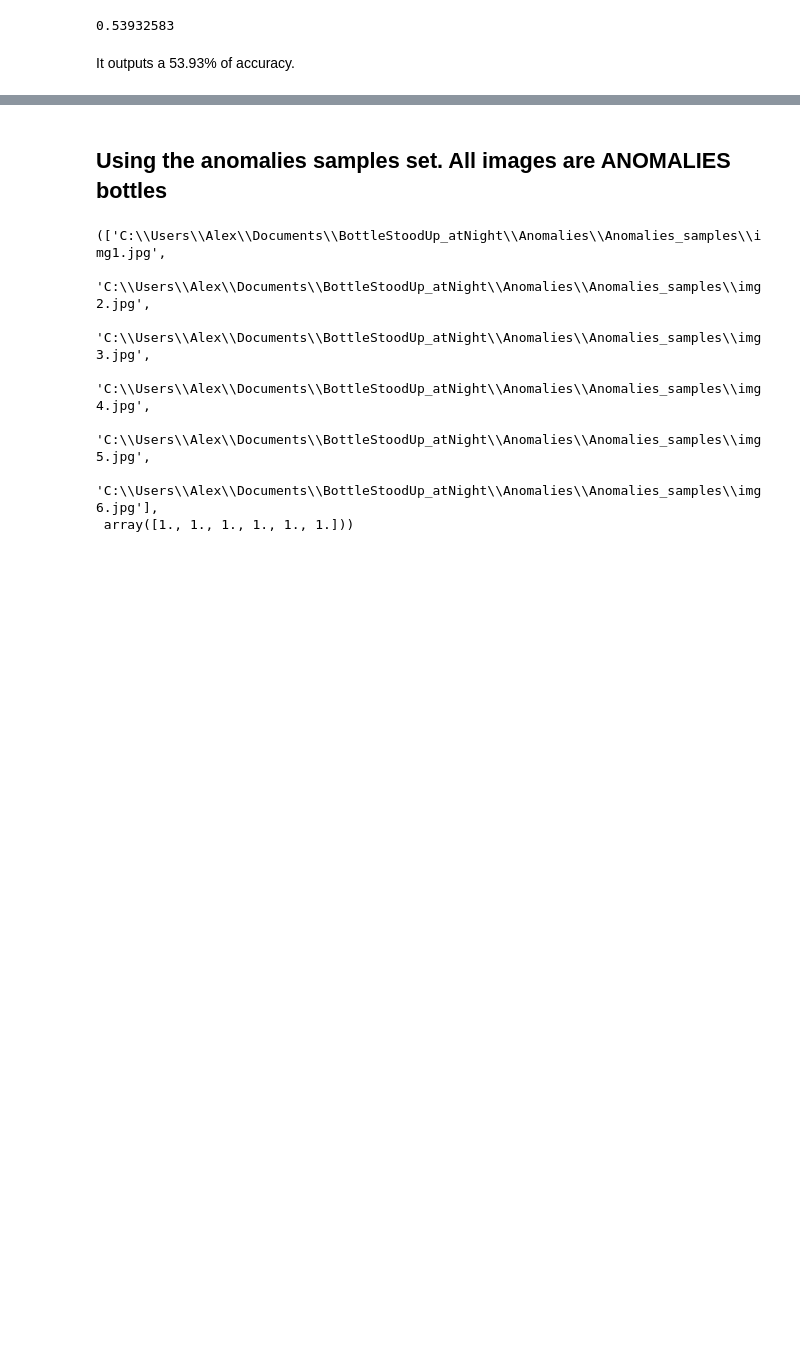
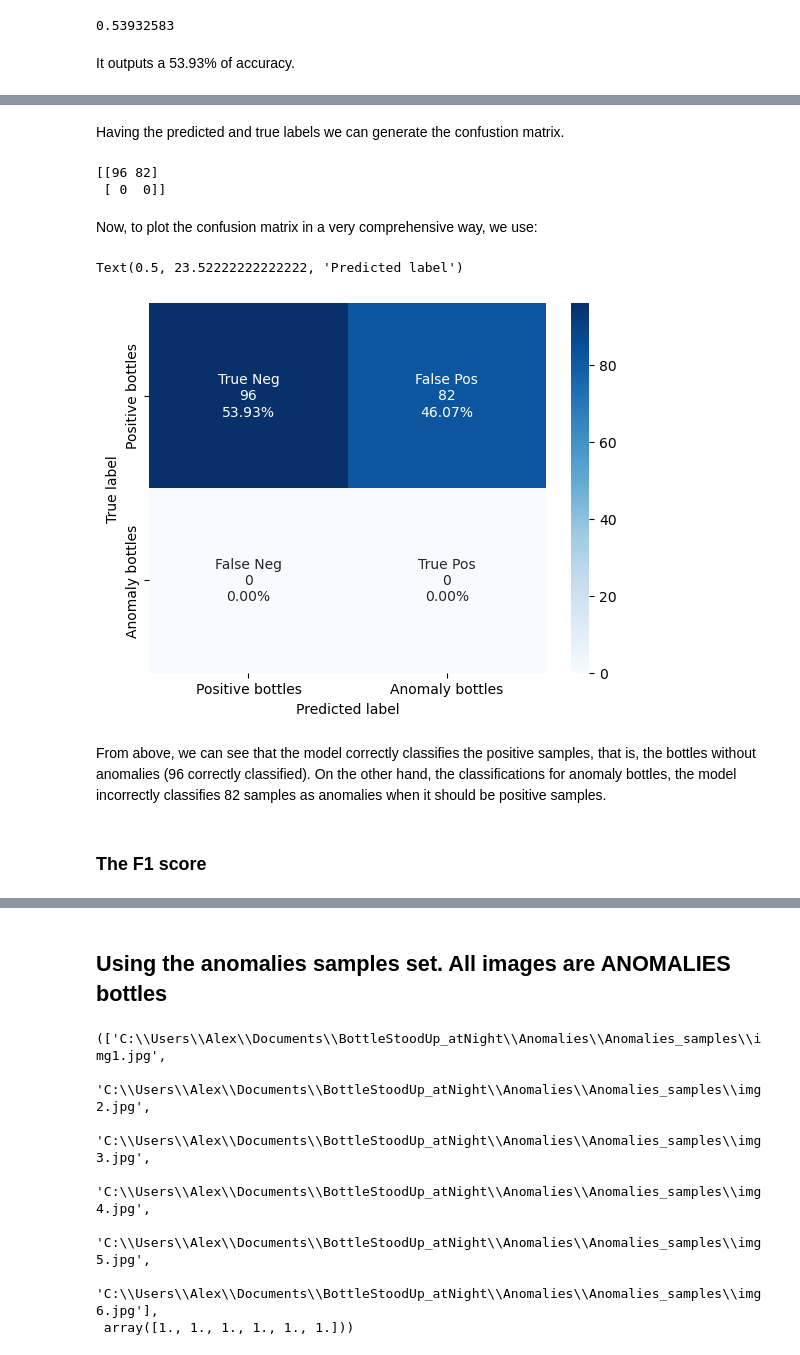
Before and after one commit to AlexCC93/BottlesAnomalies_TFM, a Jupyter notebook: TFM_Autoencoder/InWorkLaptop.ipynb, the cells around one changed output, grey strips where cells are left out. Cells and saved outputs as stored; diff of their text form; code cells hidden in the pictures; blank space fills up the shorter version.

Commit message:
Added more metrics for evaluating the model performance

```diff
--- a/TFM_Autoencoder/InWorkLaptop.ipynb
+++ b/TFM_Autoencoder/InWorkLaptop.ipynb
@@ -1127,0 +1206,12 @@ It outputs a 53.93% of accuracy.
+# %% [markdown]
+Having the predicted and true labels we can generate the confustion matrix.
+# %%
+
+# result = confusion_matrix(labels_list, predictions_list,normalize='pred') #Create confusion matrix and normalizes it over predicted (columns)
+result = confusion_matrix(labels_list, predictions_list)
+print(result)
+# %% [output]
+[[96 82]
+ [ 0  0]]
+# %% [markdown]
+Now, to plot the confusion matrix in a very comprehensive way, we use:
@@ -1127,0 +1221,23 @@ It outputs a 53.93% of accuracy.
+# %%
+group_names = ['True Neg','False Pos','False Neg','True Pos']
+group_counts = ["{0:0.0f}".format(value) for value in
+                result.flatten()]
+group_percentages = ["{0:.2%}".format(value) for value in
+                     result.flatten()/np.sum(result)]
+labels = [f"{v1}\n{v2}\n{v3}" for v1, v2, v3 in
+          zip(group_names,group_counts,group_percentages)]        #To print the group names as well
+# labels = [f"{v1}\n{v2}" for v1, v2 in
+#           zip(group_counts,group_percentages)]
+
+labels = np.asarray(labels).reshape(2,2)
+categories = ['Positive bottles', 'Anomaly bottles']
+sn.heatmap(result, annot=labels, fmt='', xticklabels=categories,yticklabels=categories, cmap='Blues')
+plt.ylabel('True label')
+plt.xlabel('Predicted label')
+# %% [output]
+Text(0.5, 23.52222222222222, 'Predicted label')
+[figure, added]
+# %% [markdown]
+From above, we can see that the model correctly classifies the positive samples, that is, the bottles without anomalies (96 correctly classified). On the other hand, the classifications for anomaly bottles, the model incorrectly classifies 82 samples as anomalies when it should be positive samples.
+# %% [markdown]
+### The F1 score
```
Also changed, not shown: parts of 54 cells of this notebook.
